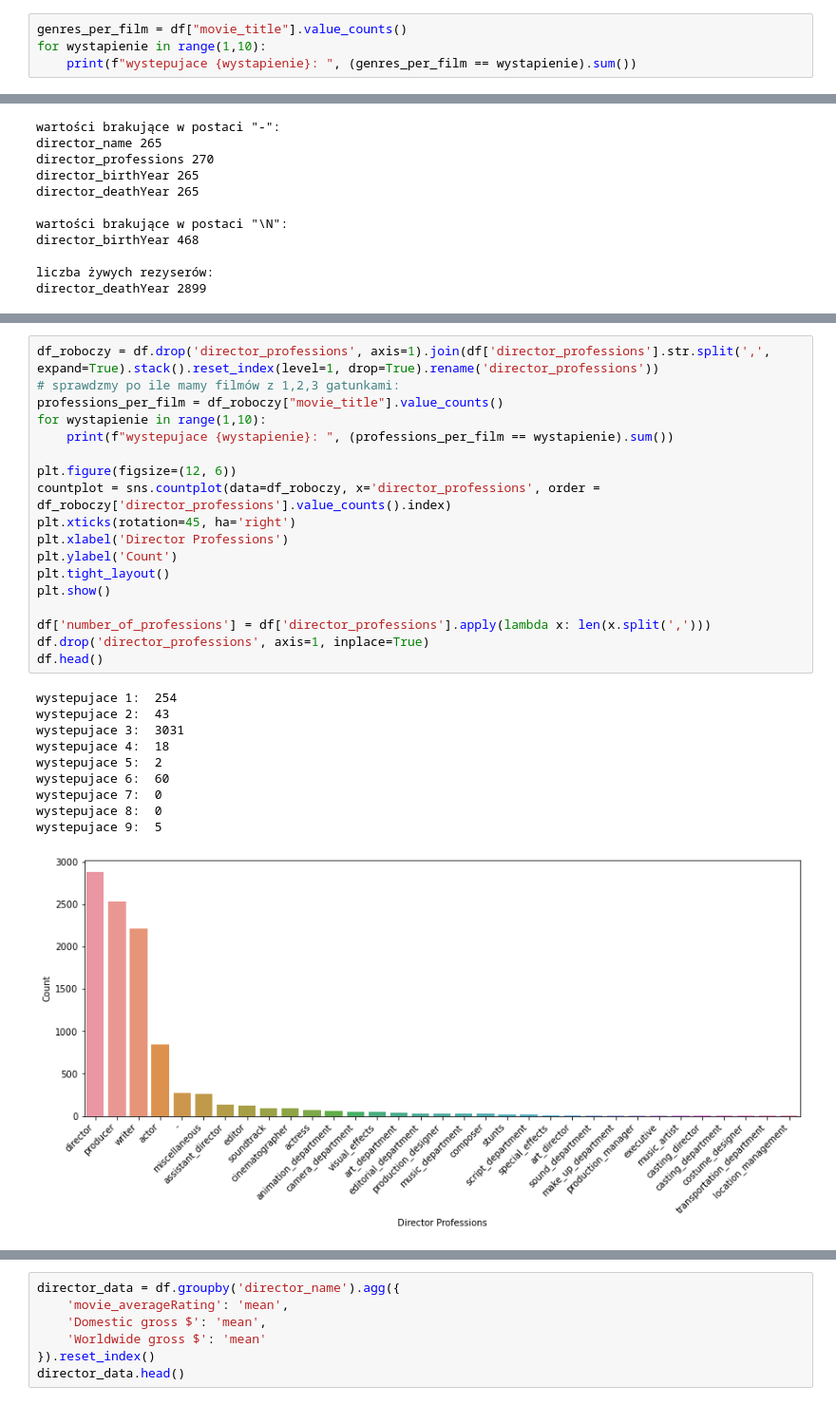
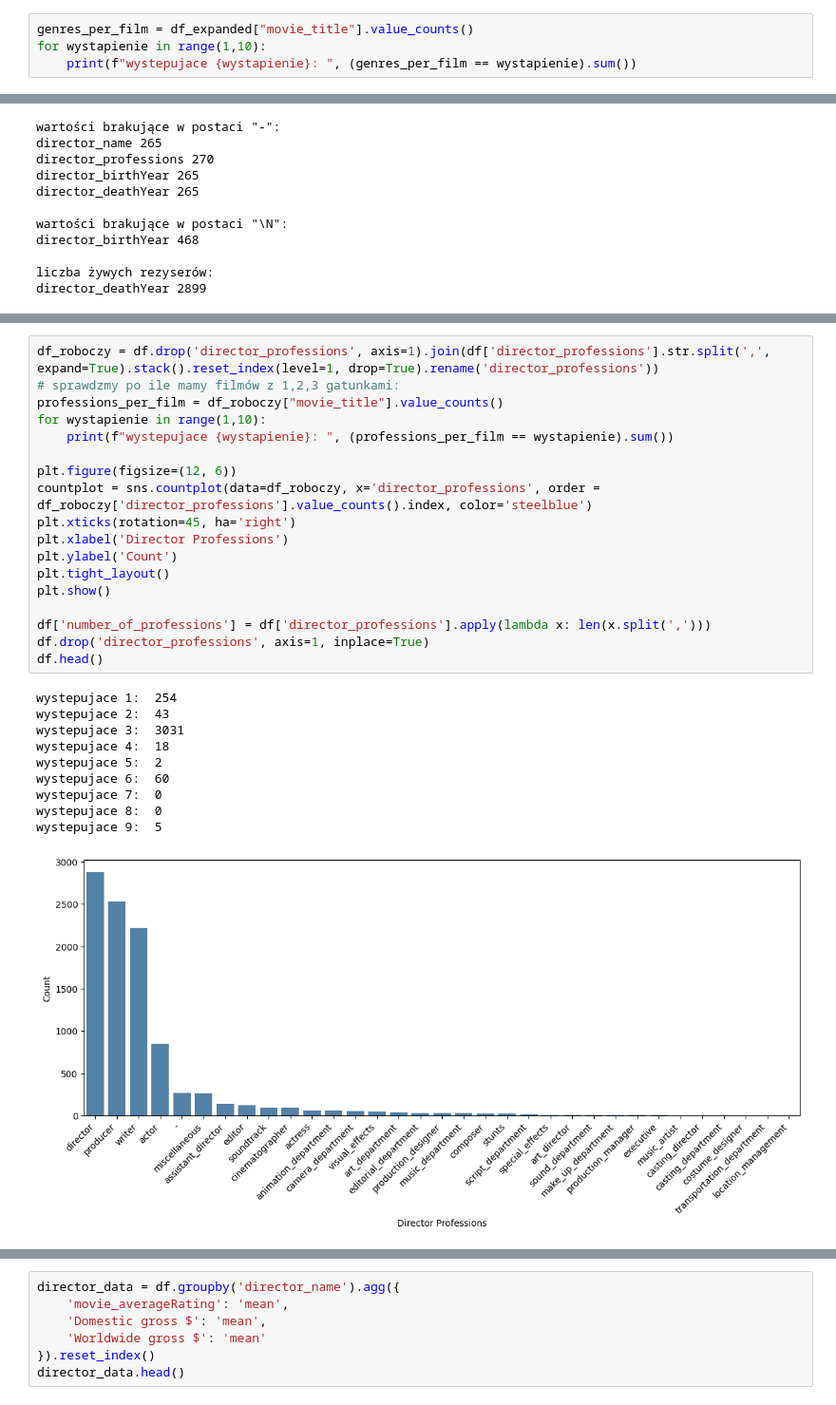
Before and after one commit to kaminskaz/PROJEKT2_ML_klasteryzacja, a Jupyter notebook: KM1/EDA_final.ipynb, the cells around one changed output, grey strips where cells are left out. Shown at 95% size. Drawn from its saved outputs; the diff is of its cells as text.

```diff
--- a/KM1/EDA_final.ipynb
+++ b/KM1/EDA_final.ipynb
@@ -237,7 +237,7 @@ df_expanded.head()
 | 1 | Sommersby | 1993-02-05 | 114.0 | Jon Amiel | director,producer,script_department | ... |
 | 1 | Sommersby | 1993-02-05 | 114.0 | Jon Amiel | director,producer,script_department | ... |
 # %%
-genres_per_film = df["movie_title"].value_counts()
+genres_per_film = df_expanded["movie_title"].value_counts()
 for wystapienie in range(1,10):
     print(f"wystepujace {wystapienie}: ", (genres_per_film == wystapienie).sum())
 # %% [output]
@@ -450,32 +450,32 @@ Name: director_deathYear, dtype: int64
 # %%
 df_roboczy = df.drop('director_professions', axis=1).join(df['director_professions'].str.split(',', expand=True).stack().reset_index(level=1, drop=True).rename('director_professions'))
 # sprawdzmy po ile mamy filmów z 1,2,3 gatunkami:
 professions_per_film = df_roboczy["movie_title"].value_counts()
 for wystapienie in range(1,10):
     print(f"wystepujace {wystapienie}: ", (professions_per_film == wystapienie).sum())
 
 plt.figure(figsize=(12, 6))
-countplot = sns.countplot(data=df_roboczy, x='director_professions', order = df_roboczy['director_professions'].value_counts().index)
+countplot = sns.countplot(data=df_roboczy, x='director_professions', order = df_roboczy['director_professions'].value_counts().index, color='steelblue')
 plt.xticks(rotation=45, ha='right')
 plt.xlabel('Director Professions')
 plt.ylabel('Count')
 plt.tight_layout()
 plt.show()
 
 df['number_of_professions'] = df['director_professions'].apply(lambda x: len(x.split(',')))
 df.drop('director_professions', axis=1, inplace=True)
 df.head()
 # %% [output]
 wystepujace 1:  254
 wystepujace 2:  43
 wystepujace 3:  3031
 wystepujace 4:  18
 wystepujace 5:  2
 wystepujace 6:  60
 wystepujace 7:  0
 wystepujace 8:  0
 wystepujace 9:  5
-[figure, old version]
+[figure, new version]
 |  | movie_title | production_date | genres | runtime_minutes | director_name | director_birthYear | ... |
 | 0 | Kansas City | 1996-08-16 | Crime,Drama,Music | 116.0 | Robert Altman | 1925 | ... |
 | 1 | Sommersby | 1993-02-05 | Drama,Mystery,Romance | 114.0 | Jon Amiel | 1948 | ... |
```
Also changed, not shown: parts of 7 cells of this notebook.
